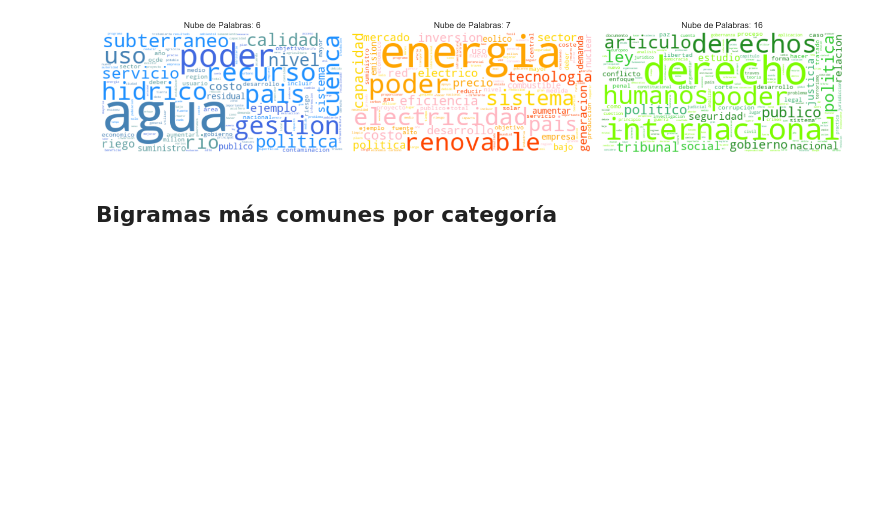
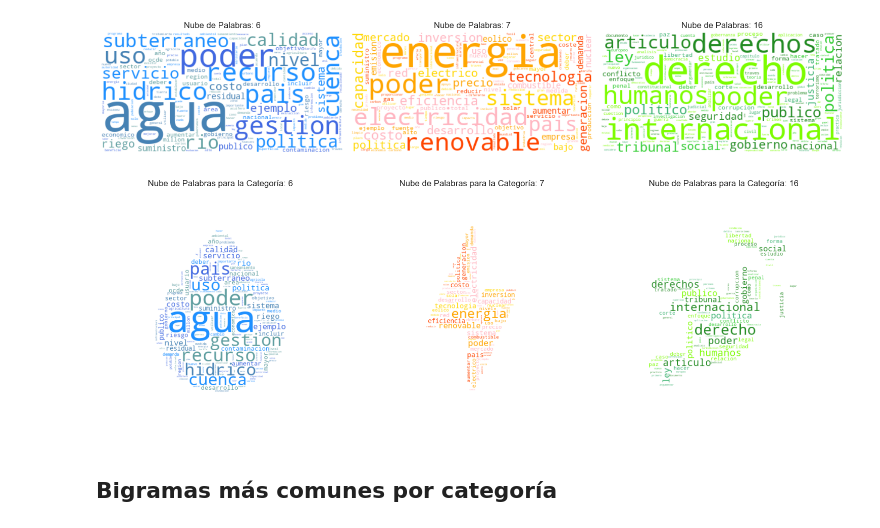
Before and after one commit to SnowArtz/BI-Proyecto-I-Etapa-I, a Jupyter notebook: notebooks/2.0-EDA-processed-data.ipynb, the cells around one changed output. Drawn from its saved outputs; the diff is of its cells as text; code cells hidden in the pictures; blank space fills up the shorter version.

```diff
--- a/notebooks/2.0-EDA-processed-data.ipynb
+++ b/notebooks/2.0-EDA-processed-data.ipynb
@@ -72,6 +72,10 @@ DataVisualization.plot_most_common_words_by_category()
 DataVisualization.plot_word_clouds_by_category()
 # %% [output]
 [figure]
+# %%
+DataVisualization.plot_word_clouds_for_all_categories("sdg")
+# %% [output]
+[figure, added]
 # %% [markdown]
 ## Bigramas más comunes por categoría
 # %%
```
Also changed, not shown: 4 other files.
